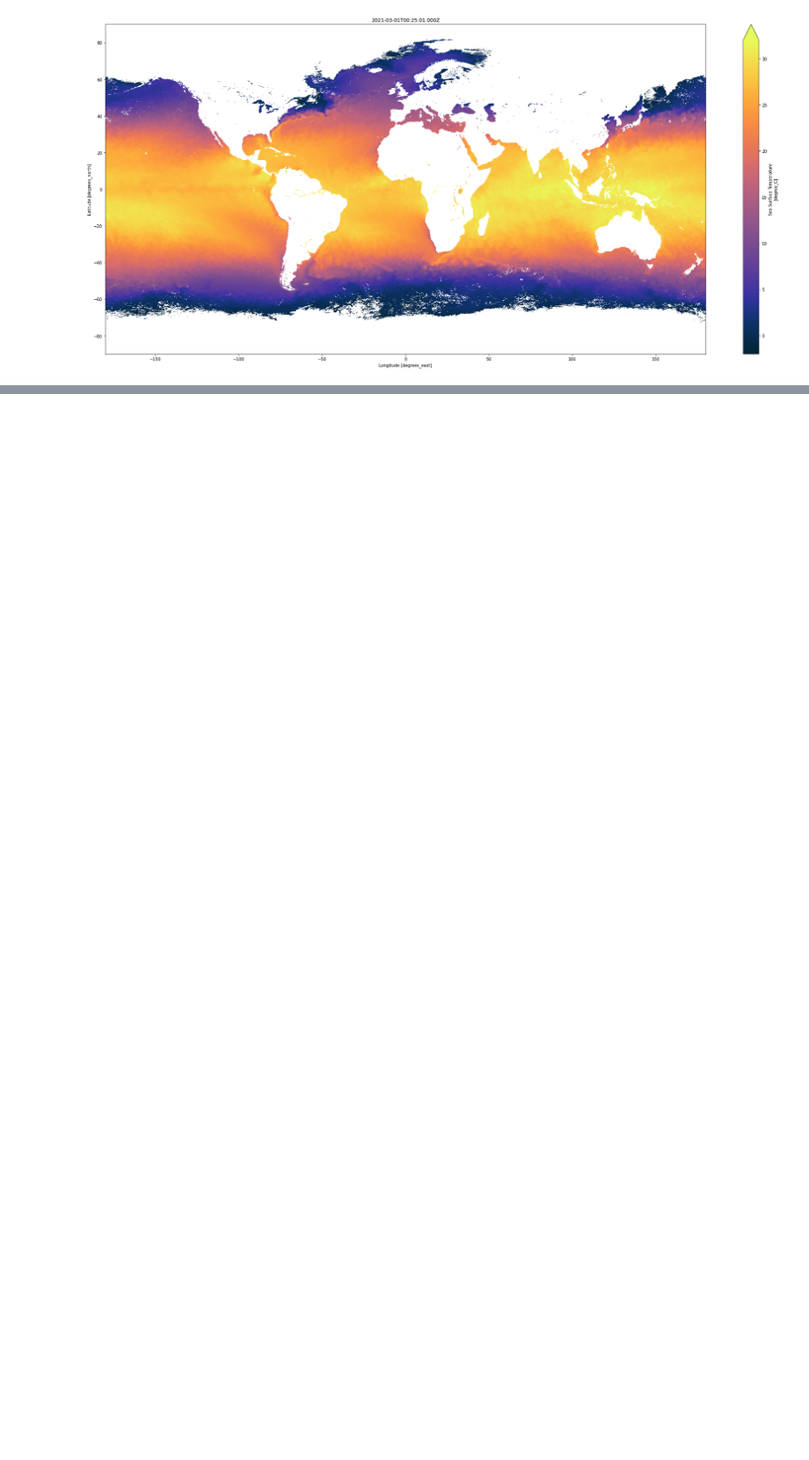
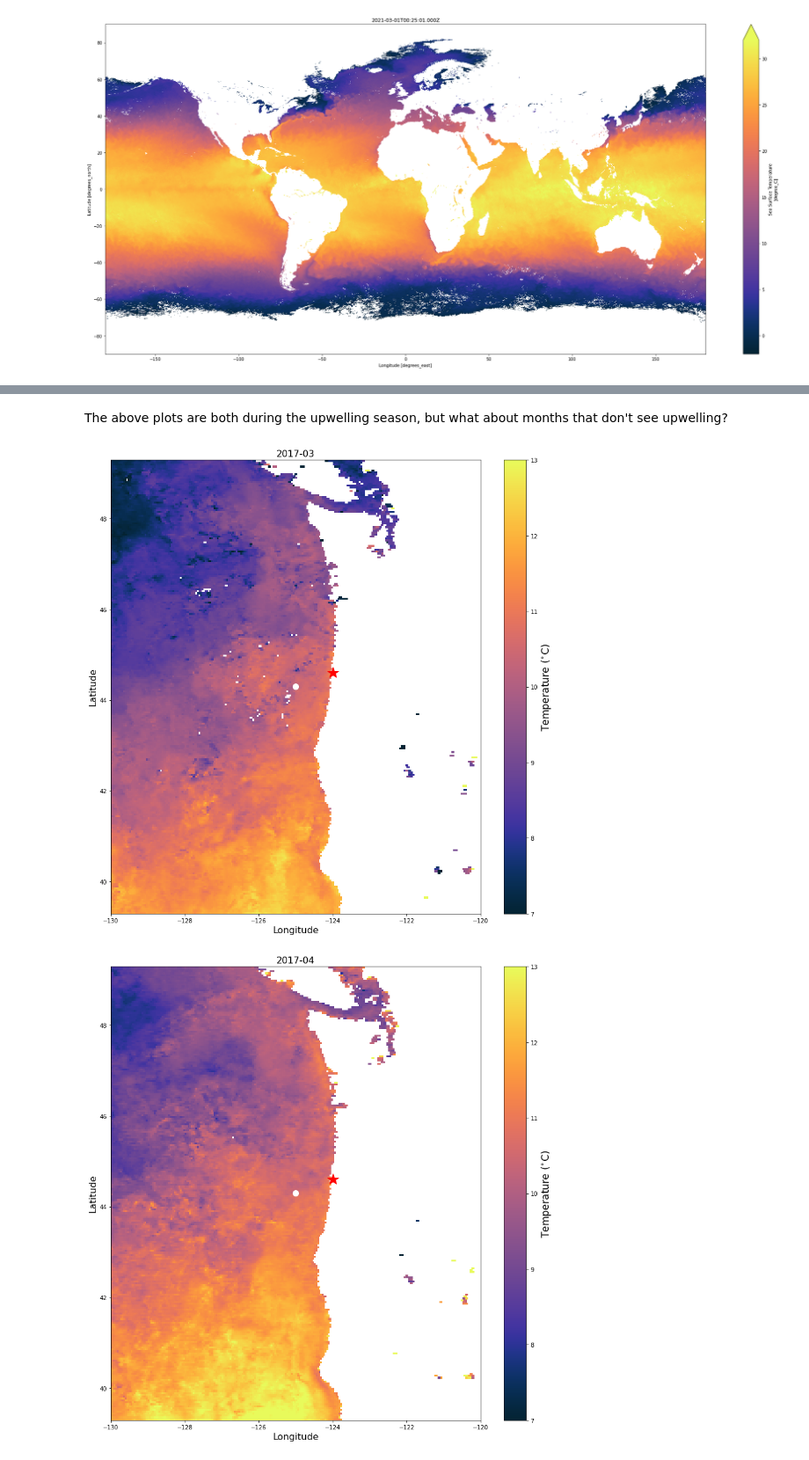
Before and after one commit to dgumustel/blog_visualizations, a Jupyter notebook: SST/modis-sst.ipynb, the cells around one changed output, grey strips where cells are left out. Shown at 88% size. Drawn from its saved outputs; the diff is of its cells as text; code cells hidden in the pictures; blank space fills up the shorter version.

```diff
--- a/SST/modis-sst.ipynb
+++ b/SST/modis-sst.ipynb
@@ -103,0 +171,24 @@ plt.savefig('./visualizations/global_snapshot.png')
+# %% [markdown]
+The above plots are both during the upwelling season, but what about months that don't see upwelling?
+# %%
+vmin = 7
+vmax = 13
+
+for ds in datasets[2:4]:
+#     ds = datasets[i]
+    ds_slice = ds.sel(lat=slice(site_lat + radius, site_lat - radius), lon=slice(site_lon - radius, site_lon + radius))
+    im = ds_slice.sst.plot(x='lon', y='lat', figsize=(12,12), vmin=vmin, vmax=vmax, cmap=cmocean.cm.thermal, add_colorbar=False)
+
+    cb = plt.colorbar(im)
+    cb.set_label(label="Temperature ($^{\circ}$C)", size='xx-large')
+
+    plt.title(ds.attrs['time_coverage_start'][:7], size=16)
+    plt.xlabel('Longitude', size=16)
+    plt.ylabel('Latitude', size=16)
+    plt.plot(-125, 44.3, markersize=20, marker='.', color='white')
+    plt.plot(-124, 44.6, markersize=20, marker='*', color='red')
+    plt.tight_layout()
+    plt.savefig(f'./visualizations/{ds.attrs["time_coverage_start"][:7]}.png')
+# %% [output]
+[figure, added]
+[figure, added]
```
Also changed, not shown: parts of 13 cells of this notebook, 14 other files.
